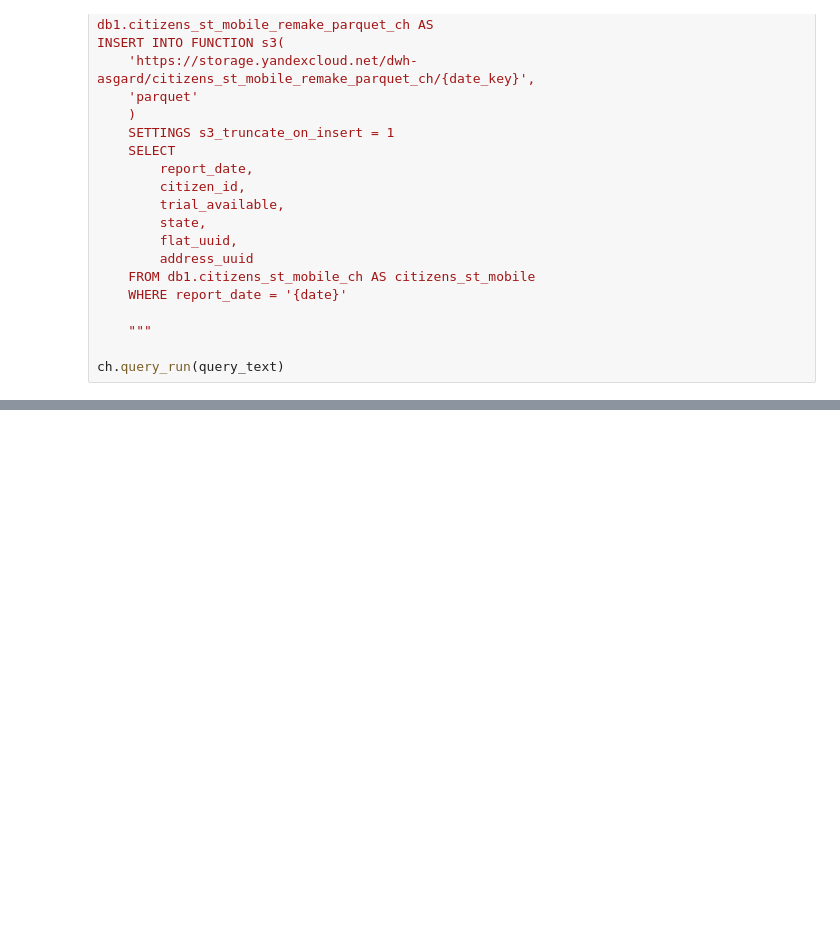
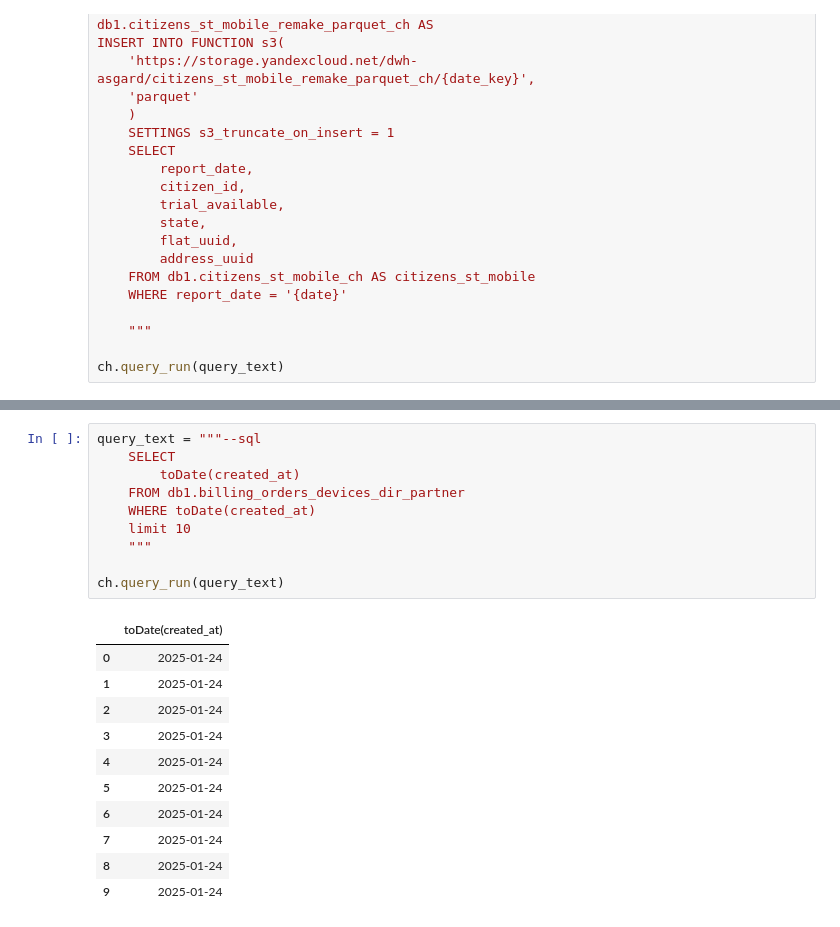
Before and after one commit to sputnik-systems/analytics, a Jupyter notebook: Clickhouse/table_remaking.ipynb, the cells around one changed output, grey strips where cells are left out. Saved outputs shown, nothing was run; the diff lists cells and outputs as text; blank space fills up the shorter version.

```diff
--- a/Clickhouse/table_remaking.ipynb
+++ b/Clickhouse/table_remaking.ipynb
@@ -197,0 +198,22 @@ ch.query_run(query_text)
+# %%
+query_text = """--sql
+    SELECT
+        toDate(created_at)
+    FROM db1.billing_orders_devices_dir_partner
+    WHERE toDate(created_at)
+    limit 10
+    """
+
+ch.query_run(query_text)
+# %% [output]
+|  | toDate(created_at) |
+| 0 | 2025-01-24 |
+| 1 | 2025-01-24 |
+| 2 | 2025-01-24 |
+| 3 | 2025-01-24 |
+| 4 | 2025-01-24 |
+| 5 | 2025-01-24 |
+| 6 | 2025-01-24 |
+| 7 | 2025-01-24 |
+| 8 | 2025-01-24 |
+| 9 | 2025-01-24 |
```
Also changed, not shown: parts of 10 cells of this notebook, 8 other files.
